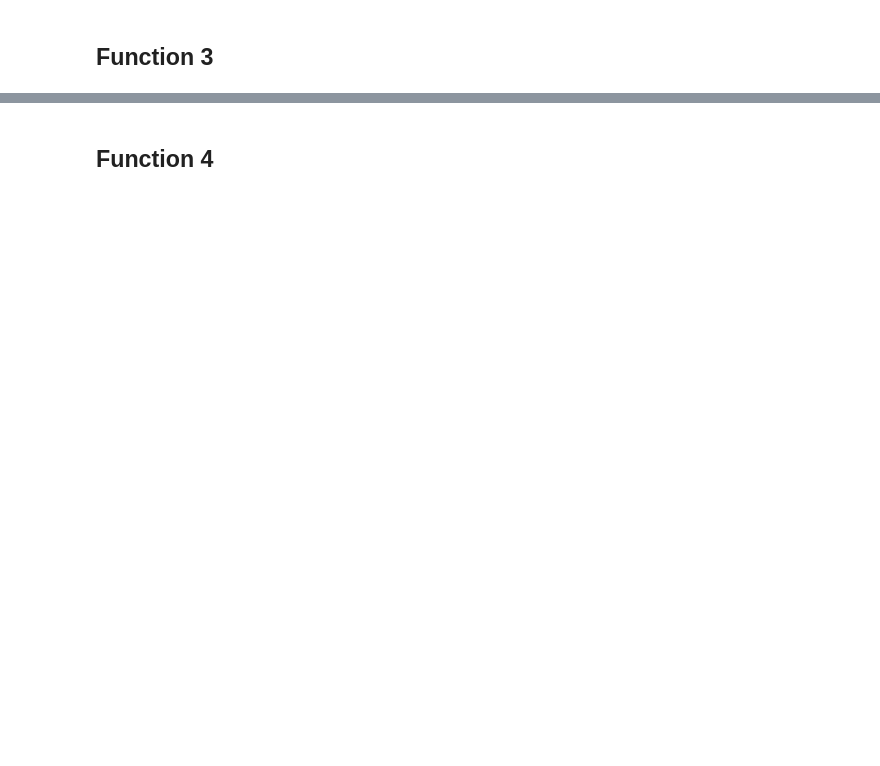
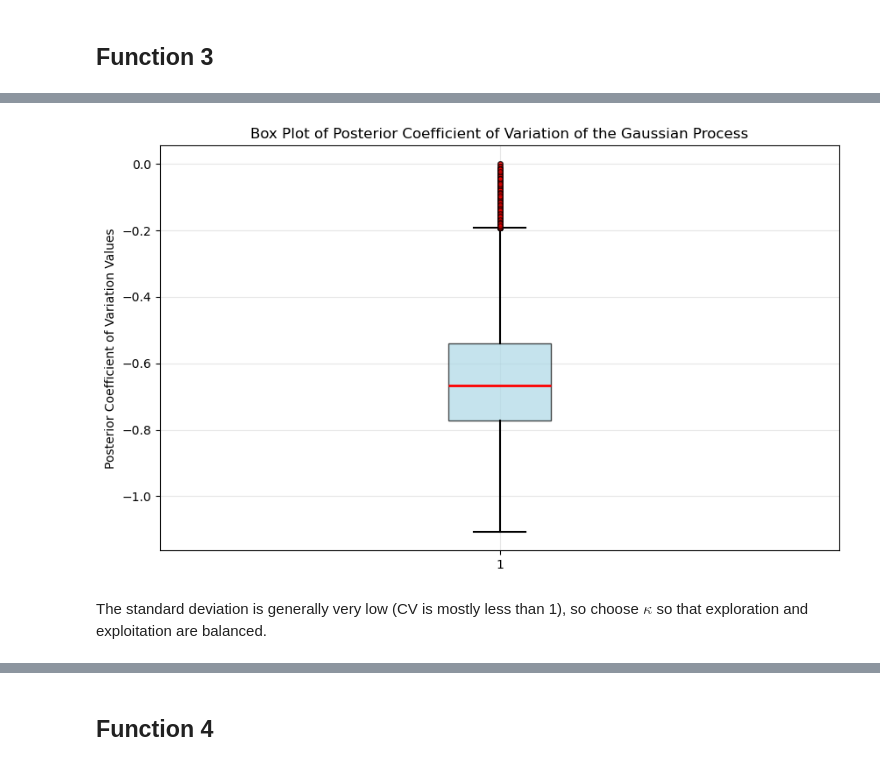
Before and after one commit to Kelly-A-W/Imperial-AI-and-ML-Course-Capstone-Project, a Jupyter notebook: capstone_assignment_14_1.ipynb, the cells around one changed output, grey strips where cells are left out. Saved outputs shown, nothing was run; the diff lists cells and outputs as text; code cells hidden in the pictures; blank space fills up the shorter version.

```diff
--- a/capstone_assignment_14_1.ipynb
+++ b/capstone_assignment_14_1.ipynb
@@ -695,3 +755,13 @@ plot_boxplot(
+# %%
+# Create density plot of post_mean
+plot_boxplot(
+    post_std / post_mean,
+    "Box Plot of Posterior Coefficient of Variation of the Gaussian Process",
+    "Posterior Coefficient of Variation Values")
+# %% [output]
+[figure, added]
+# %% [markdown]
+The standard deviation is generally very low (CV is mostly less than 1), so choose $\kappa$ so that exploration and exploitation are balanced.
 # %%
 
 # Calculate the UCB aquisition function
```
Also changed, not shown: parts of 51 cells of this notebook.
